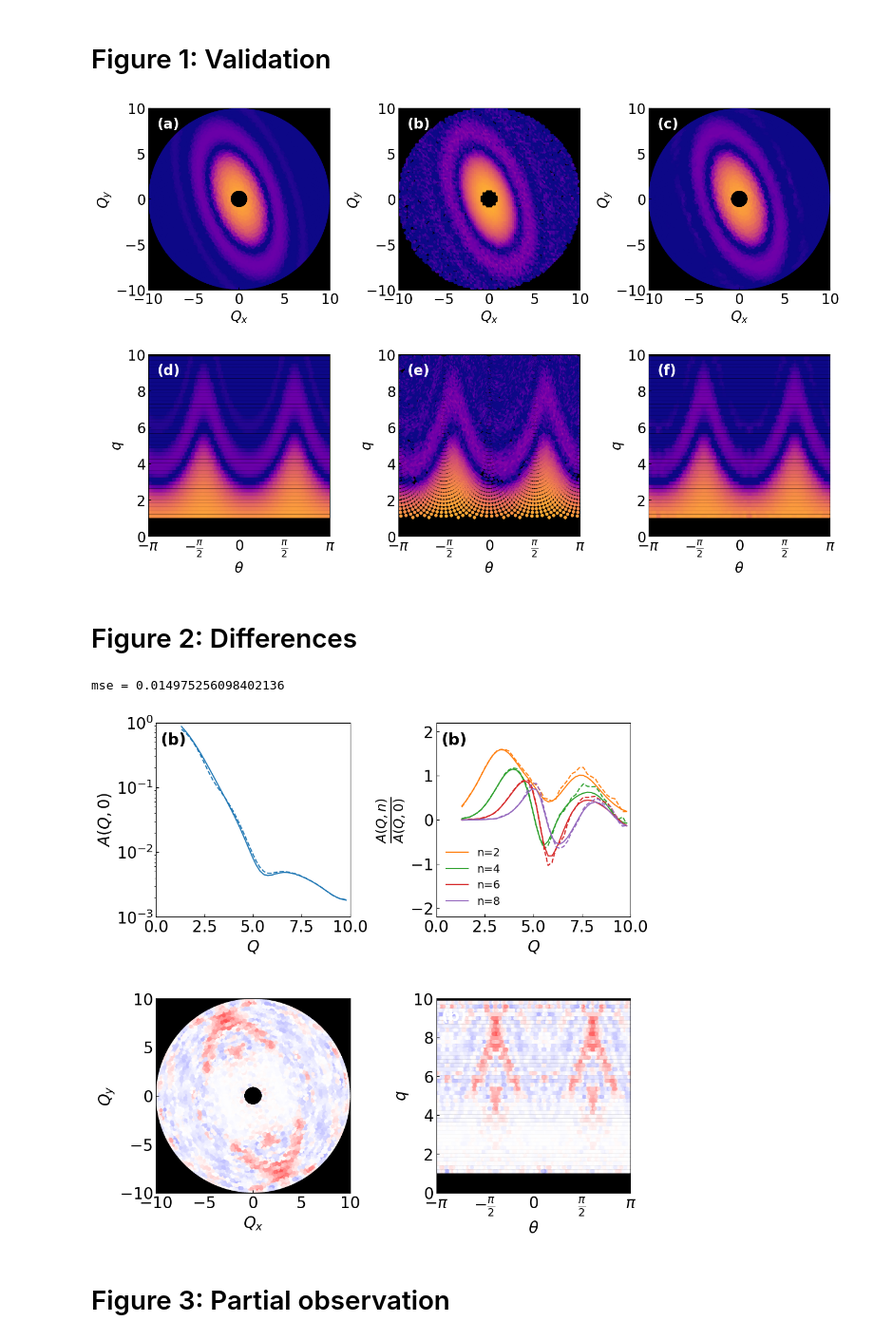
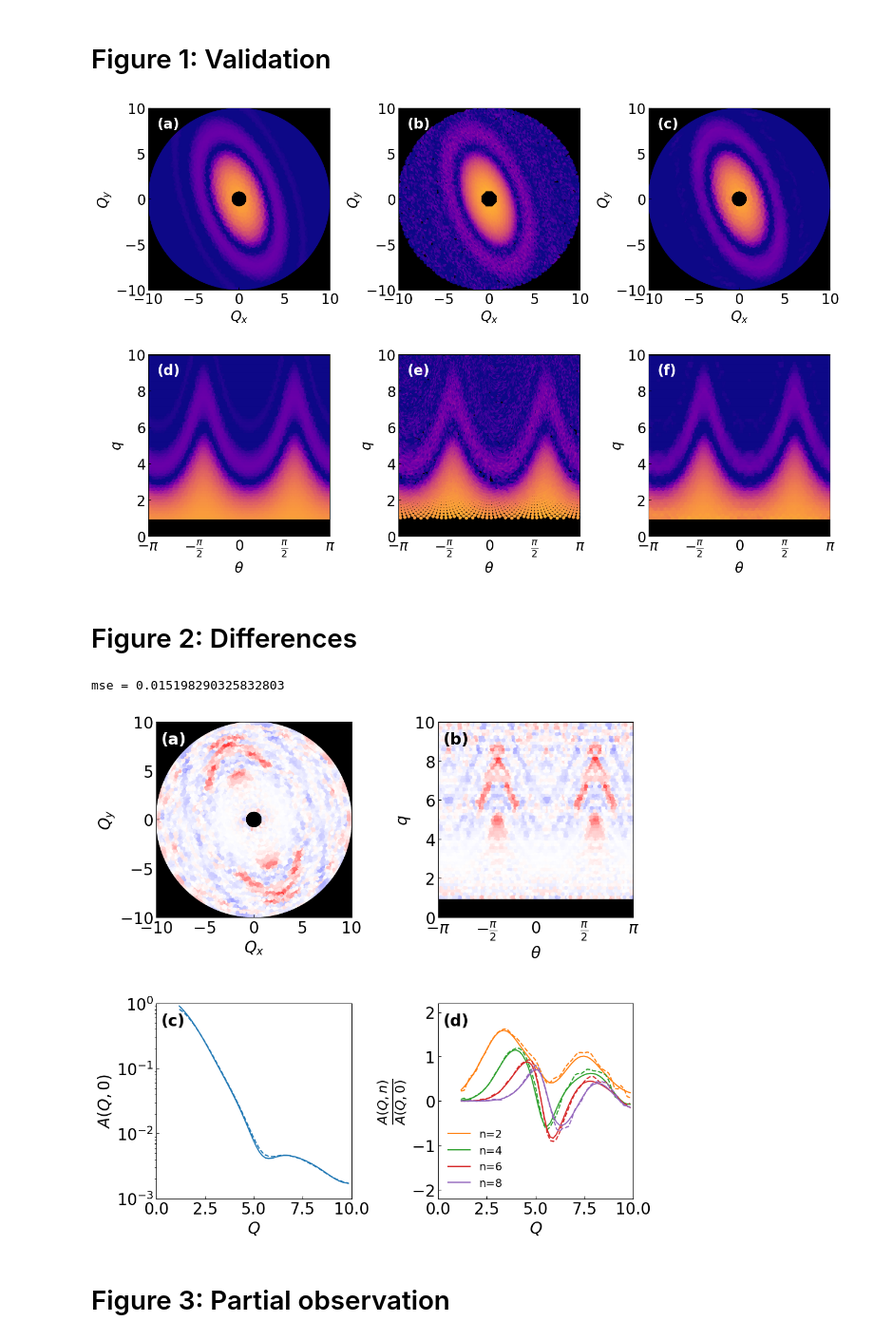
Before and after one commit to ch-tung/MLSR, a Jupyter notebook: 2D/test_harmonic.ipynb, the cells around one changed output. Shown at 95% size. Saved outputs shown, nothing was run; the diff lists cells and outputs as text; code cells hidden in the pictures.

```diff
--- a/2D/test_harmonic.ipynb
+++ b/2D/test_harmonic.ipynb
@@ -7,7 +8,7 @@ cmap = 'plasma'
 # %% [markdown]
 ## 1. Define S(Qx, Qy) function
 # %%
-def f_ellipse_IQ(Qx, Qy, size, aspect, pl, az, background=0.0, contrast=1.0, flattened=False):
+def f_ellipse_IQ(Qx, Qy, size, aspect, pl, az, background=0.0, contrast=1.0, flated=False):
     """
     2D scattering from a uniformly oriented ellipsoid, with:
     - Beam along z-axis
@@ -44,7 +45,7 @@ def f_ellipse_IQ(Qx, Qy, size, aspect, pl, az, background=0.0, contrast=1.0, fla
 
     # Compute angle between q and ellipsoid axis
     print(q_hat.shape, u.shape)
-    ax_index = 2-flattened
+    ax_index = 2-flated
     cos_alpha = np.clip(np.tensordot(q_hat, u, axes=([ax_index], [0])), -1.0, 1.0)
     alpha = np.arccos(cos_alpha)
 
@@ -114,7 +115,7 @@ def f_gaussian_chain_IQ(Qx, Qy, Rg, gamma, contrast=1.0, background=0.0, pl=0.0,
 # %% [markdown]
 visualize one instance
 # %%
-n_pixels = 100
+n_pixels = 128
 q_list_x = np.linspace(-10, 10, n_pixels)
 q_list_y = np.linspace(-10, 10, n_pixels)
 qx, qy = np.meshgrid(q_list_x, q_list_y, indexing='ij')
@@ -864,10 +762,11 @@ vmin = -4
 vmax = 4
 
 panel_list = ['(a)', '(b)', '(c)', '(d)', '(e)', '(f)']
+color_list = ['C0', 'C1', 'C2', 'C3', 'C4', 'C5', 'C6', 'C7', 'C8', 'C9']
 
 # Panel 3: θ vs Q (Ground Truth)
 ax = axs[1,0]
-sc = ax.scatter(theta_eval_flatten, Q_eval_flatten, c=log_I_GT,
+sc = ax.scatter(theta_eval_flat, Q_eval_flat, c=log_I_GT,
                 s=15, alpha=1, vmin=vmin, vmax=vmax, cmap=cmap)
 ax.set(xlim=(-np.pi, np.pi), ylim=(0, 10),
        xticks=[-np.pi, -np.pi/2, 0, np.pi/2, np.pi],
@@ -883,7 +782,7 @@ ax.text(0.05, 0.95, panel_list[3], transform=ax.transAxes,
 
 # Panel 4: Qx vs Qy (Ground Truth)
 ax = axs[0,0]
-sc = ax.scatter(Qx_eval_flatten, Qy_eval_flatten, c=log_I_GT,
+sc = ax.scatter(Qx_eval_flat, Qy_eval_flat, c=log_I_GT,
                 s=15, alpha=1, vmin=vmin, vmax=vmax, cmap=cmap)
 ax.set(xlim=(-10, 10), ylim=(-10, 10),
        xticks=np.arange(-10, 11, 5), yticks=np.arange(-10, 11, 5),
@@ -929,7 +828,7 @@ ax.text(0.05, 0.95, panel_list[1], transform=ax.transAxes,
 
 # Panel 1: θ vs Q (Reconstructed)
 ax = axs[1,2]
-sc = ax.scatter(theta_eval_flatten, Q_eval_flatten, c=log_I_eval,
+sc = ax.scatter(theta_eval_flat, Q_eval_flat, c=log_I_eval,
                 s=15, alpha=1, vmin=vmin, vmax=vmax, cmap=cmap)
 ax.set(xlim=(-np.pi, np.pi), ylim=(0, 10),
        xticks=[-np.pi, -np.pi/2, 0, np.pi/2, np.pi],
@@ -945,7 +844,7 @@ ax.text(0.05, 0.95, panel_list[5], transform=ax.transAxes,
 
 # Panel 2: Qx vs Qy (Reconstructed)
 ax = axs[0,2]
-sc = ax.scatter(Qx_eval_flatten, Qy_eval_flatten, c=log_I_eval,
+sc = ax.scatter(Qx_eval_flat, Qy_eval_flat, c=log_I_eval,
                 s=15, alpha=1, vmin=vmin, vmax=vmax, cmap=cmap)
 ax.set(xlim=(-10, 10), ylim=(-10, 10),
        xticks=np.arange(-10, 11, 5), yticks=np.arange(-10, 11, 5),
@@ -961,12 +860,12 @@ ax.text(0.05, 0.95, panel_list[2], transform=ax.transAxes,
 plt.tight_layout()
 log_I_eval_orig = log_I_eval.copy()
 # %% [output]
-[figure, old version]
+[figure, new version]
 # %% [markdown]
 # Figure 2: Differences
 # %%
 fig = plt.figure(figsize=(10,10))
-ax = plt.subplot(2, 2, 2)
+ax = plt.subplot(2, 2, 4)
 for i_basis in range(5):
     order = i_basis*2
     if order == 0:
@@ -982,16 +881,16 @@ ax.set_ylabel(r'$\frac{A(Q,n)}{A(Q,0)}$', fontsize=24)
 ax.set_ylim([-2.2, 2.2])
 ax.set_xlim([0, 10])
 ax.set_aspect(10/4.4)
-ax.text(0.025, 0.95, panel_list[1], transform=ax.transAxes,
+ax.text(0.025, 0.95, panel_list[3], transform=ax.transAxes,
        fontsize=20, verticalalignment='top', color='k', fontweight='bold')
 ax.legend(fontsize=14, loc='lower left', frameon=False)
 
 # fig = plt.figure(figsize=(5,5))
-ax = plt.subplot(2, 2, 1)
+ax = plt.subplot(2, 2, 3)
 y_scale = 1
 i_basis = 0
 ax.plot(q_polar_fine[1:], A_fine[1:, i_basis]*y_scale/A_fine[0, 0], '-', fillstyle='none', color = color_list[i_basis], label='n={}'.format(i_basis*2))
-ax.plot(q_polar_fine[1:], I_bg_eval[1:]*y_scale/A_fine[0, 0], '--', fillstyle='none', color = color_list[i_basis])
+ax.plot(q_polar_fine[1:], I_radial_eval[1:]*y_scale/A_fine[0, 0], '--', fillstyle='none', color = color_list[i_basis])
 # ax2.plot(q_polar_fine[1:], A_grid[1:, i_basis]*y_scale/A_fine[0, 0], ':', fillstyle='none', color = 'k')
 
 ax.tick_params(direction='in', labelsize=20)
@@ -1001,46 +900,46 @@ ax.set_ylim([1e-3, 1])
 ax.set_xlim([0, 10])
 ax.set_yscale('log')
 ax.set_aspect(10/np.log10(1000))
-ax.text(0.025, 0.95, panel_list[1], transform=ax.transAxes,
+ax.text(0.025, 0.95, panel_list[2], transform=ax.transAxes,
        fontsize=20, verticalalignment='top', color='k', fontweight='bold')
 
 # Panel 7: θ vs Q (Difference)
-ax = plt.subplot(2, 2, 4)
-sc = ax.scatter(theta_eval_flatten, Q_eval_flatten, c=diff_mod,
+ax = plt.subplot(2, 2, 2)
+sc = ax.scatter(theta_eval_flat, Q_eval_flat, c=diff_mod,
                 s=15, alpha=1, vmin=-1, vmax=1, cmap='bwr')
 ax.set(xlim=(-np.pi, np.pi), ylim=(0, 10),
        xticks=[-np.pi, -np.pi/2, 0, np.pi/2, np.pi],
        xticklabels=[r'$-\pi$', r'$-\frac{\pi}{2}$', r'$0$', r'$\frac{\pi}{2}$', r'$\pi$'],
        xlabel=r'$\theta$', ylabel=r'$q$')
 ax.set_xlabel(r'$\theta$', fontsize=20)
 ax.set_ylabel(r'$q$', fontsize=20)
 ax.tick_params(direction='in', labelsize=20)
 ax.set_aspect(2 * np.pi / 10)
 ax.set_facecolor('black')
 ax.text(0.025, 0.95, panel_list[1], transform=ax.transAxes,
-       fontsize=20, verticalalignment='top', color='white', fontweight='bold')
+       fontsize=20, verticalalignment='top', color='k', fontweight='bold')
 
 # Panel 8: Qx vs Qy (Difference)
-ax = plt.subplot(2, 2, 3)
-sc = ax.scatter(Qx_eval_flatten, Qy_eval_flatten, c=diff_mod,
+ax = plt.subplot(2, 2, 1)
+sc = ax.scatter(Qx_eval_flat, Qy_eval_flat, c=diff_mod,
                 s=15, alpha=1, vmin=-1, vmax=1, cmap='bwr')
 ax.set(xlim=(-10, 10), ylim=(-10, 10),
        xticks=np.arange(-10, 11, 5), yticks=np.arange(-10, 11, 5),
        xlabel=r'$Q_x$', ylabel=r'$Q_y$')
 ax.set_xlabel(r'$Q_x$', fontsize=20)
 ax.set_ylabel(r'$Q_y$', fontsize=20)
 ax.tick_params(direction='in', labelsize=20)
 ax.set_aspect(1)
 ax.set_facecolor('black')
-ax.text(0.025, 0.95, panel_list[1], transform=ax.transAxes,
-       fontsize=20, verticalalignment='top', color='k', fontweight='bold')
+ax.text(0.025, 0.95, panel_list[0], transform=ax.transAxes,
+       fontsize=20, verticalalignment='top', color='w', fontweight='bold')
 
 print('mse = {}'.format(np.mean(diff_mod**2)))
 
 plt.tight_layout()
 # %% [output]
-mse = 0.014975256098402136
+mse = 0.015198290325832803
-[figure, old version]
+[figure, new version]
 # %% [markdown]
 # Figure 3: Partial observation
 # %%
```
Also changed, not shown: parts of 14 cells of this notebook.
